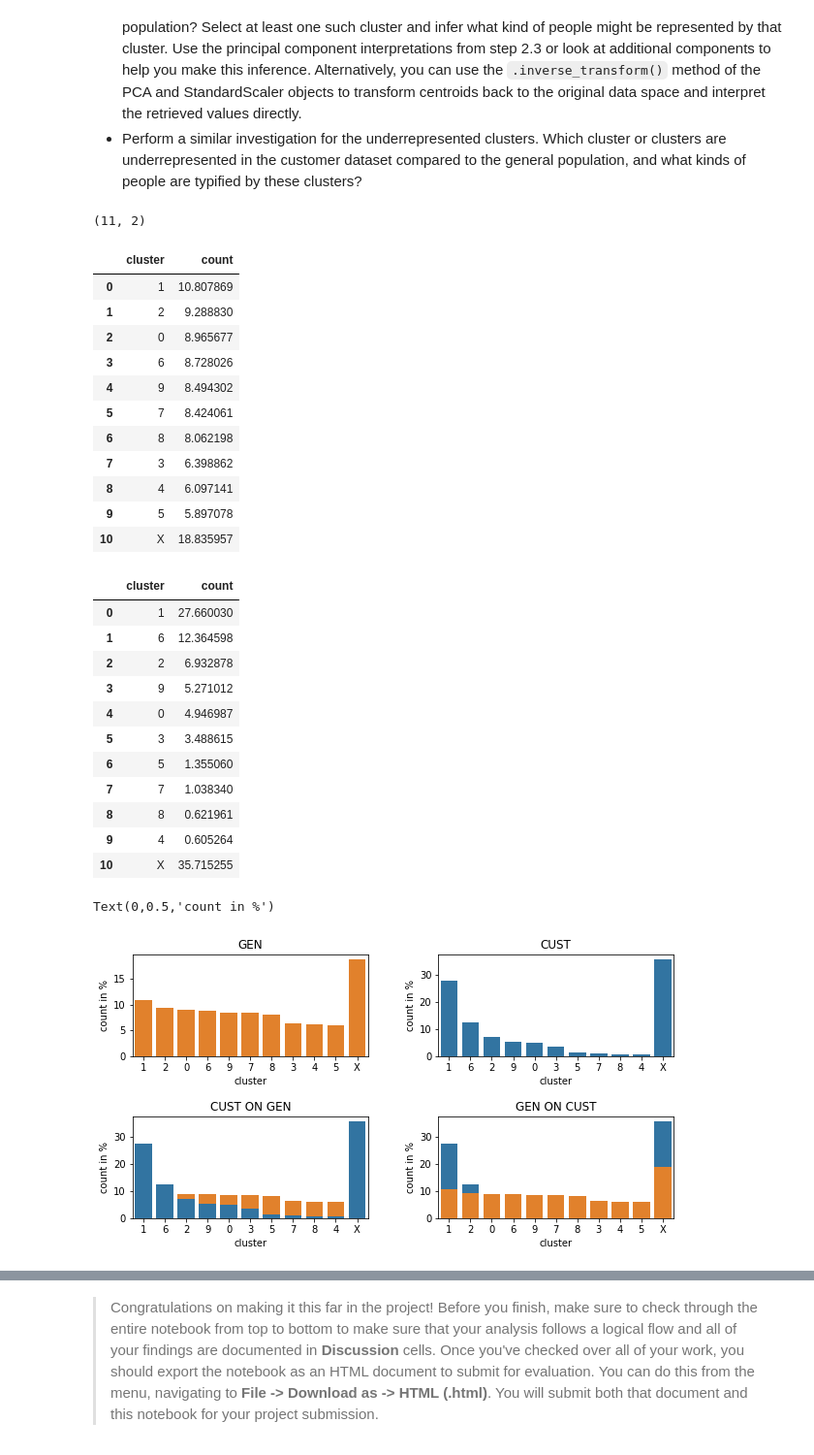
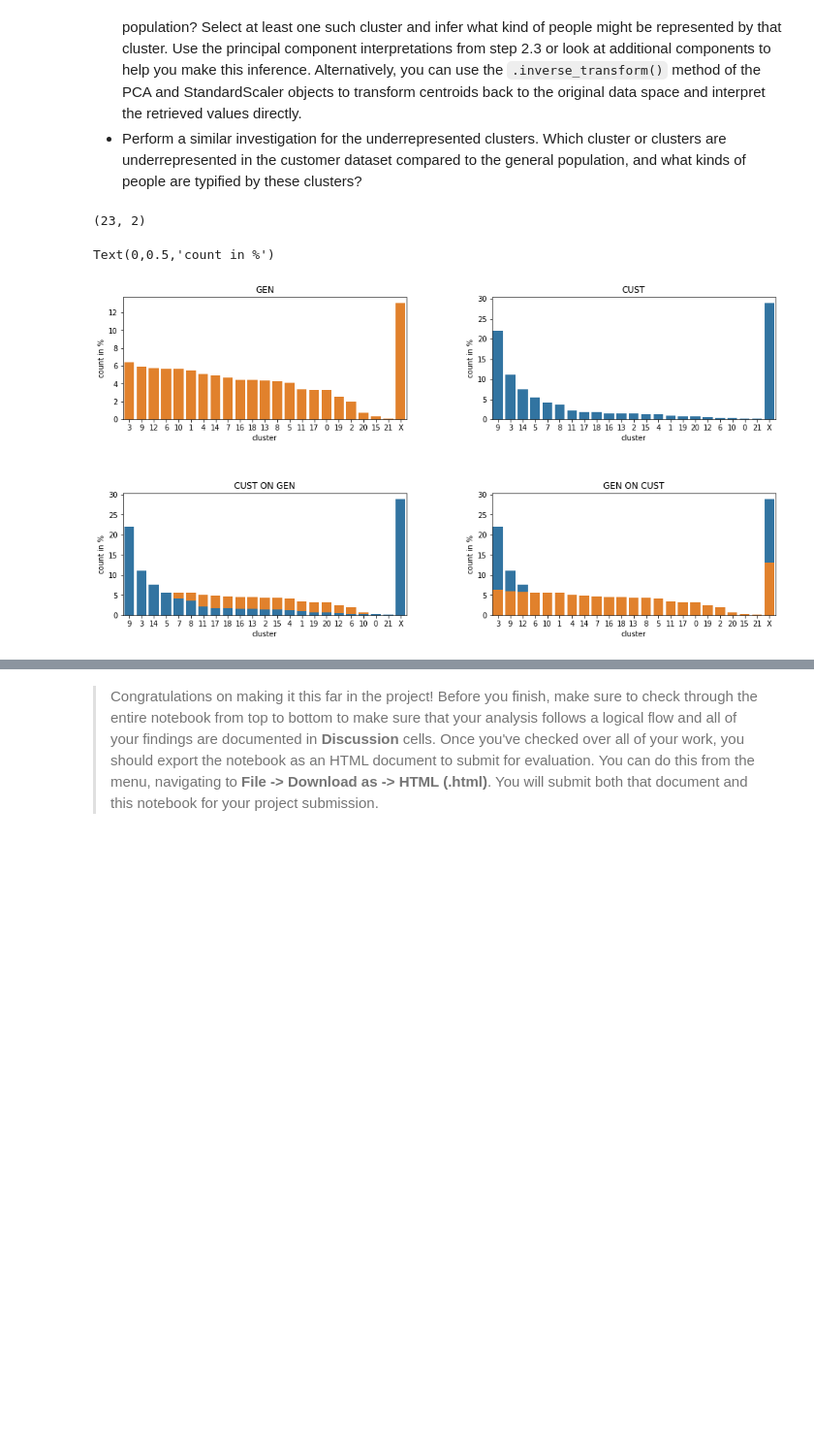
Before and after one commit to sivakumar455/identify_customer_segments, a Jupyter notebook: Identify_Customer_Segments.ipynb, the cells around one changed output, grey strips where cells are left out. Shown at 97% size. Cells and saved outputs as stored; diff of their text form; code cells hidden in the pictures; blank space fills up the shorter version.

```diff
--- a/Identify_Customer_Segments.ipynb
+++ b/Identify_Customer_Segments.ipynb
@@ -780,8 +811,8 @@ Name: GEN_BY_DEC, dtype: int64
 # %%
 # Investigate "CAMEO_INTL_2015" and engineer two new variables.
 
-display(lst_7_miss_rows.CAMEO_INTL_2015.value_counts(dropna=False))
+display(low_miss_rows.CAMEO_INTL_2015.value_counts(dropna=False))
 
-lst_7_miss_rows['WEALTH'] = lst_7_miss_rows['CAMEO_INTL_2015'].map(lambda x: int(x)//10 if x is not np.nan else np.nan)
-lst_7_miss_rows['LIFE_STAGE'] = lst_7_miss_rows['CAMEO_INTL_2015'].map(lambda x: int(x)%10 if x is not np.nan else np.nan)
+low_miss_rows['WEALTH'] = low_miss_rows['CAMEO_INTL_2015'].map(lambda x: int(x)//10 if x is not np.nan else np.nan)
+low_miss_rows['LIFE_STAGE'] = low_miss_rows['CAMEO_INTL_2015'].map(lambda x: int(x)%10 if x is not np.nan else np.nan)
 # %% [output]
@@ -829,6 +860,6 @@ Name: WEALTH, dtype: int64
 Name: LIFE_STAGE, dtype: int64
 # %%
 # drop mixed columns mixed_cols
-lst_7_miss_rows = lst_7_miss_rows.drop(mixed_cols,axis=1)
-lst_7_miss_rows.head()
+low_miss_rows = low_miss_rows.drop(mixed_cols,axis=1)
+low_miss_rows.head()
 # %% [output]
@@ -1095,7 +1131,7 @@ for i,j in enumerate(cumsum):
 # %%
 # Re-apply PCA to the data while selecting for number of components to retain.
-#Slected 29 componets as it is covered almost 85% variance
-pca,df_n_pca = cal_pca(29,df_scaled)
+#Slected 26 componets as it is covered almost 85% variance
+pca,df_n_pca = cal_pca(26,df_scaled)
 # %%
 print(pca.components_.shape)
 print(pca.explained_variance_ratio_.shape)
@@ -1299,7 +1371,7 @@ plt.title('SSE vs. K');
 # %%
 # Re-fit the k-means model with the selected number of clusters and obtain
 # cluster predictions for the general population demographics data.
-kmeans = KMeans(n_clusters=10,random_state=99)
+kmeans = KMeans(n_clusters=22,random_state=99)
 
 # Then fit the model to your data using the fit method
 gen_model = kmeans.fit(df_n_pca)
@@ -1413,7 +1487,7 @@ gen.columns =['cluster','count']
 gen['count'] = (gen['count']/gen['count'].sum())* 100
 
 display(gen.shape)
-display(gen)
+#display(gen)
 
 cust_predict = pd.Series(customer_predict)
 cust = pd.DataFrame(cust_predict.value_counts())
@@ -1421,61 +1495,37 @@ cust.loc['X'] = cust_more_miss_data.shape[0]
 cust = cust.reset_index()
 cust.columns =['cluster','count']
 cust['count'] = (cust['count']/cust['count'].sum())* 100
-display(cust)
+#display(cust)
 
 
-fig = plt.figure(figsize=(10,5))
+fig = plt.figure(figsize=(16,8))
 fig.subplots_adjust(wspace=.3,hspace=.6)
 
 ax = plt.subplot(221)
 sns.barplot(x='cluster',y='count',data=gen,ax=ax,color=sns.color_palette()[1])
 ax.set_title("GEN")
 ax.set_ylabel('count in %')
 
 ax2 = plt.subplot(222)
 sns.barplot(x='cluster',y='count',data=cust,ax=ax2,color=sns.color_palette()[0])
 ax2.set_title("CUST")
 ax2.set_ylabel('count in %')
 
 ax3 = plt.subplot(223)
 sns.barplot(x='cluster',y='count',data=gen,ax=ax3,color=sns.color_palette()[1])
 sns.barplot(x='cluster',y='count',data=cust,ax=ax3,color=sns.color_palette()[0])
 ax3.set_title("CUST ON GEN")
 ax3.set_ylabel('count in %')
 
 ax4 = plt.subplot(224)
 sns.barplot(x='cluster',y='count',data=cust,ax=ax4,color=sns.color_palette()[0])
 sns.barplot(x='cluster',y='count',data=gen,ax=ax4,color=sns.color_palette()[1])
 ax4.set_title("GEN ON CUST")
 ax4.set_ylabel('count in %')
 # %% [output]
-(11, 2)
+(23, 2)
-|  | cluster | count |
-| 0 | 1 | 10.807869 |
-| 1 | 2 | 9.288830 |
-| 2 | 0 | 8.965677 |
-| 3 | 6 | 8.728026 |
-| 4 | 9 | 8.494302 |
-| 5 | 7 | 8.424061 |
-| 6 | 8 | 8.062198 |
-| 7 | 3 | 6.398862 |
-| 8 | 4 | 6.097141 |
-| 9 | 5 | 5.897078 |
-| 10 | X | 18.835957 |
-|  | cluster | count |
-| 0 | 1 | 27.660030 |
-| 1 | 6 | 12.364598 |
-| 2 | 2 | 6.932878 |
-| 3 | 9 | 5.271012 |
-| 4 | 0 | 4.946987 |
-| 5 | 3 | 3.488615 |
-| 6 | 5 | 1.355060 |
-| 7 | 7 | 1.038340 |
-| 8 | 8 | 0.621961 |
-| 9 | 4 | 0.605264 |
-| 10 | X | 35.715255 |
 Text(0,0.5,'count in %')
-[figure, old version]
+[figure, new version]
 # %%
 # What kinds of people are part of a cluster that is overrepresented in the
 # customer data compared to the general population?
```
Also changed, not shown: parts of 69 cells of this notebook, 1 other file.
